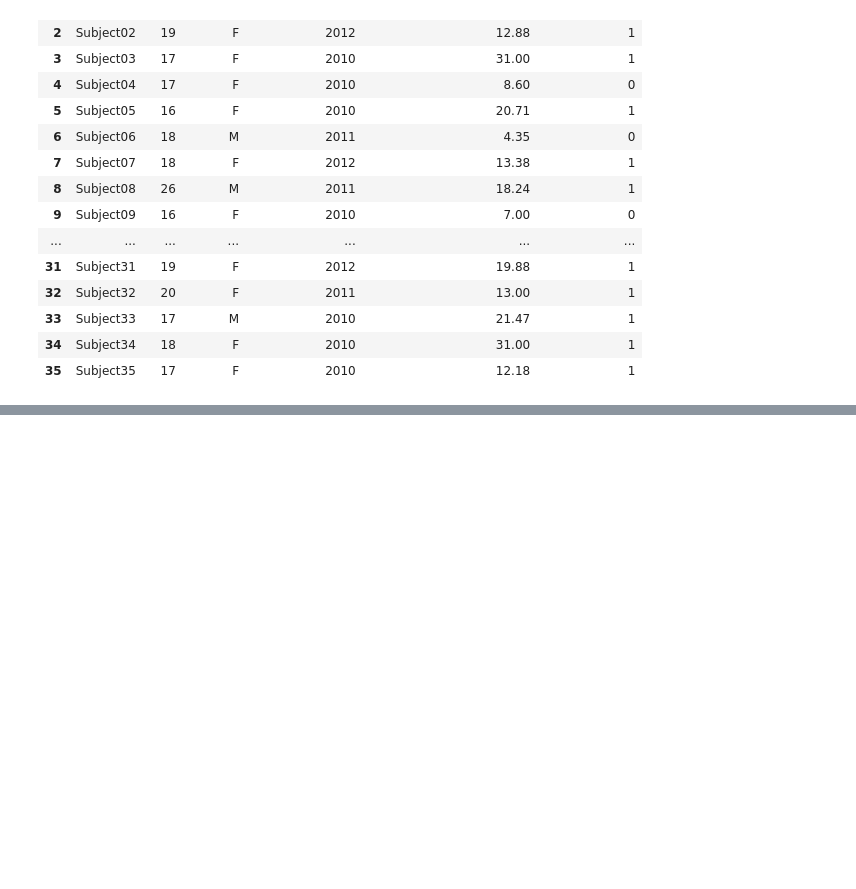
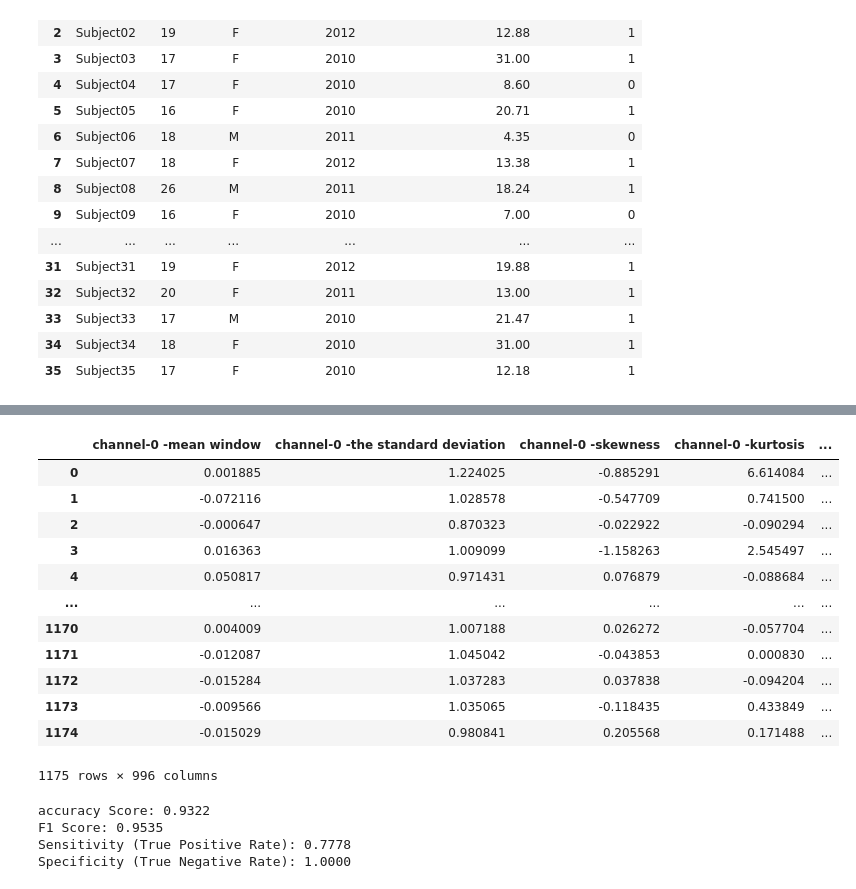
Before and after one commit to Amrmohamed090/EEG-mental-workload-classification, a Jupyter notebook: mental-arithmatic-dataset.ipynb, the cells around one changed output, grey strips where cells are left out. Cells and saved outputs as stored; diff of their text form; code cells hidden in the pictures; blank space fills up the shorter version.

```diff
--- a/mental-arithmatic-dataset.ipynb
+++ b/mental-arithmatic-dataset.ipynb
@@ -431,0 +367,15 @@ electrodes_pair
+# %%
+# Compute the correlation matrix
+corr_matrix = X.corr().abs()
+
+# Create a boolean mask to identify correlations above the threshold (e.g., 0.9)
+upper_tri = corr_matrix.where(np.triu(np.ones(corr_matrix.shape), k=1).astype(bool))
+
+# Find the columns to drop (where correlation > 0.9)
+to_drop = [column for column in upper_tri.columns if any(upper_tri[column] > 0.8)]
+
+# Drop the highly correlated features
+X_reduced = X.drop(columns=to_drop)
+
+# Output the reduced dataframe
+print(X_reduced)
@@ -431,0 +416,55 @@ electrodes_pair
+# %%
+X_reduced
+# %% [output]
+|  | channel-0 -mean window | channel-0 -the standard deviation | channel-0 -skewness | channel-0 -kurtosis | ... |
+| 0 | 0.001885 | 1.224025 | -0.885291 | 6.614084 | ... |
+| 1 | -0.072116 | 1.028578 | -0.547709 | 0.741500 | ... |
+| 2 | -0.000647 | 0.870323 | -0.022922 | -0.090294 | ... |
+| 3 | 0.016363 | 1.009099 | -1.158263 | 2.545497 | ... |
+| 4 | 0.050817 | 0.971431 | 0.076879 | -0.088684 | ... |
+| ... | ... | ... | ... | ... | ... |
+| 1170 | 0.004009 | 1.007188 | 0.026272 | -0.057704 | ... |
+| 1171 | -0.012087 | 1.045042 | -0.043853 | 0.000830 | ... |
+| 1172 | -0.015284 | 1.037283 | 0.037838 | -0.094204 | ... |
+| 1173 | -0.009566 | 1.035065 | -0.118435 | 0.433849 | ... |
+| 1174 | -0.015029 | 0.980841 | 0.205568 | 0.171488 | ... |
+1175 rows × 996 columns
+# %%
+import pandas as pd
+import numpy as np
+from sklearn.model_selection import train_test_split
+from sklearn.ensemble import RandomForestClassifier
+from sklearn.metrics import f1_score, confusion_matrix, accuracy_score
+
+
+
+# Split data
+X_train, X_test, y_train, y_test = train_test_split(X, Y, test_size=0.1, random_state=42)
+
+# Train the Random Forest classifier
+clf = RandomForestClassifier(n_estimators = 100 ,random_state=42)
+clf.fit(X_train, y_train)
+
+# Make predictions on the test set
+y_pred = clf.predict(X_test)
+
+# Calculate F1 score
+f1 = f1_score(y_test, y_pred)
+
+# Generate the confusion matrix
+tn, fp, fn, tp = confusion_matrix(y_test, y_pred).ravel()
+
+# Calculate sensitivity and specificity
+sensitivity = tp / (tp + fn)  # True Positive Rate
+specificity = tn / (tn + fp)  # True Negative Rate
+accuracy = (tp+tn)/(tp+tn+fp+fn)
+# Output the results
+print(f"accuracy Score: {accuracy:.4f}")
+print(f"F1 Score: {f1:.4f}")
+print(f"Sensitivity (True Positive Rate): {sensitivity:.4f}")
+print(f"Specificity (True Negative Rate): {specificity:.4f}")
+# %% [output]
+accuracy Score: 0.9322
+F1 Score: 0.9535
+Sensitivity (True Positive Rate): 0.7778
+Specificity (True Negative Rate): 1.0000
```
Also changed, not shown: parts of 13 cells of this notebook, 2 other files.
